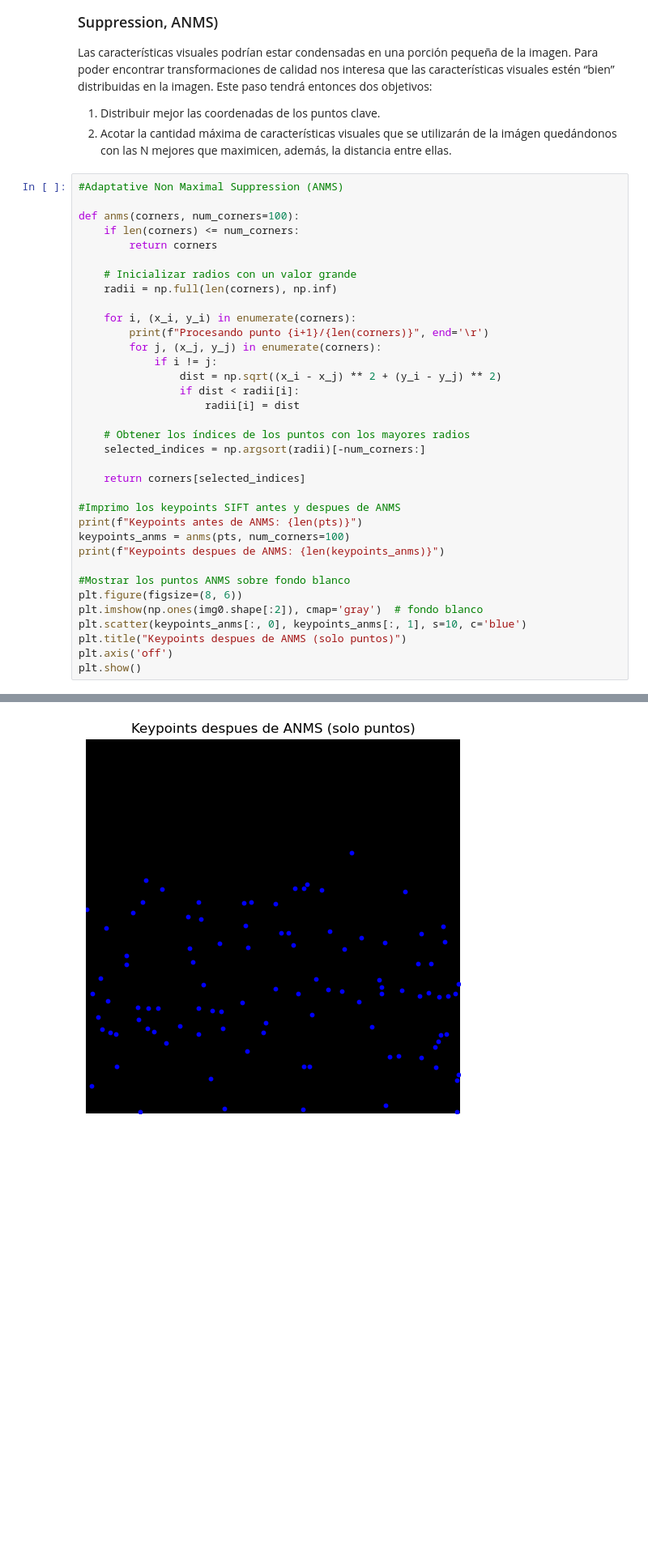
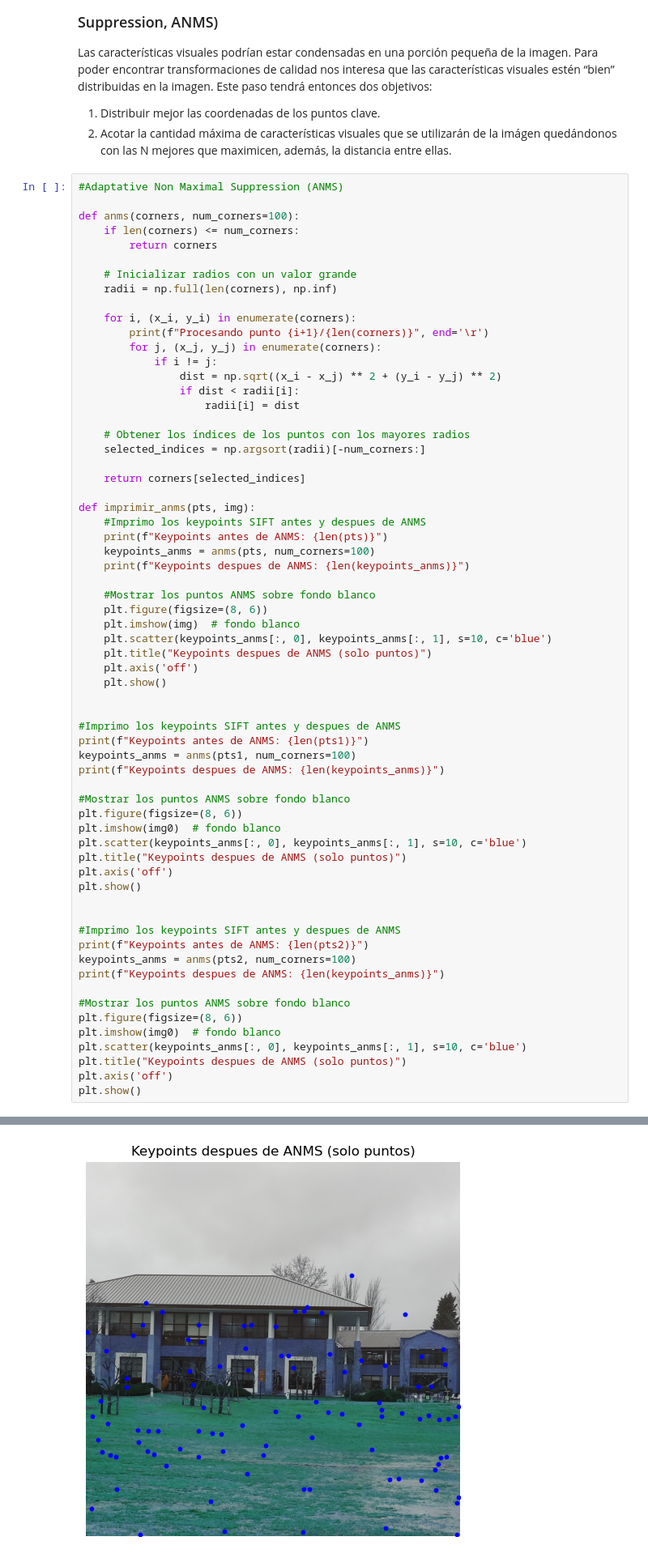
Before and after one commit to belendepaloo/Vision-Artificial, a Jupyter notebook: Castañeda_Depalo_tp1_pano/tp1_pano.ipynb, the cells around one changed output, grey strips where cells are left out. Shown at 81% size. Saved outputs shown, nothing was run; the diff lists cells and outputs as text; blank space fills up the shorter version.

```diff
--- a/Castañeda_Depalo_tp1_pano/tp1_pano.ipynb
+++ b/Castañeda_Depalo_tp1_pano/tp1_pano.ipynb
@@ -97,34 +153,63 @@ def anms(corners, num_corners=100):
         return corners
 
     # Inicializar radios con un valor grande
     radii = np.full(len(corners), np.inf)
 
     for i, (x_i, y_i) in enumerate(corners):
         print(f"Procesando punto {i+1}/{len(corners)}", end='\r')
         for j, (x_j, y_j) in enumerate(corners):
             if i != j:
                 dist = np.sqrt((x_i - x_j) ** 2 + (y_i - y_j) ** 2)
                 if dist < radii[i]:
                     radii[i] = dist
 
     # Obtener los índices de los puntos con los mayores radios
     selected_indices = np.argsort(radii)[-num_corners:]
 
     return corners[selected_indices]
 
+def imprimir_anms(pts, img):
+    #Imprimo los keypoints SIFT antes y despues de ANMS
+    print(f"Keypoints antes de ANMS: {len(pts)}")
+    keypoints_anms = anms(pts, num_corners=100)
+    print(f"Keypoints despues de ANMS: {len(keypoints_anms)}")
+
+    #Mostrar los puntos ANMS sobre fondo blanco
+    plt.figure(figsize=(8, 6))
+    plt.imshow(img)  # fondo blanco
+    plt.scatter(keypoints_anms[:, 0], keypoints_anms[:, 1], s=10, c='blue')
+    plt.title("Keypoints despues de ANMS (solo puntos)")
+    plt.axis('off')
+    plt.show()
+
+
 #Imprimo los keypoints SIFT antes y despues de ANMS
-print(f"Keypoints antes de ANMS: {len(pts)}")
-keypoints_anms = anms(pts, num_corners=100)
+print(f"Keypoints antes de ANMS: {len(pts1)}")
+keypoints_anms = anms(pts1, num_corners=100)
 print(f"Keypoints despues de ANMS: {len(keypoints_anms)}")
 
 #Mostrar los puntos ANMS sobre fondo blanco
 plt.figure(figsize=(8, 6))
-plt.imshow(np.ones(img0.shape[:2]), cmap='gray')  # fondo blanco
+plt.imshow(img0)  # fondo blanco
 plt.scatter(keypoints_anms[:, 0], keypoints_anms[:, 1], s=10, c='blue')
 plt.title("Keypoints despues de ANMS (solo puntos)")
 plt.axis('off')
 plt.show()
+
+
+#Imprimo los keypoints SIFT antes y despues de ANMS
+print(f"Keypoints antes de ANMS: {len(pts2)}")
+keypoints_anms = anms(pts2, num_corners=100)
+print(f"Keypoints despues de ANMS: {len(keypoints_anms)}")
+
+#Mostrar los puntos ANMS sobre fondo blanco
+plt.figure(figsize=(8, 6))
+plt.imshow(img0)  # fondo blanco
+plt.scatter(keypoints_anms[:, 0], keypoints_anms[:, 1], s=10, c='blue')
+plt.title("Keypoints despues de ANMS (solo puntos)")
+plt.axis('off')
+plt.show()
 # %% [output]
 Keypoints antes de ANMS: 4304
 Keypoints despues de ANMS: 100
-[figure, old version]
+[figure, new version]
```
Also changed, not shown: parts of 4 cells of this notebook, 1 other file.
